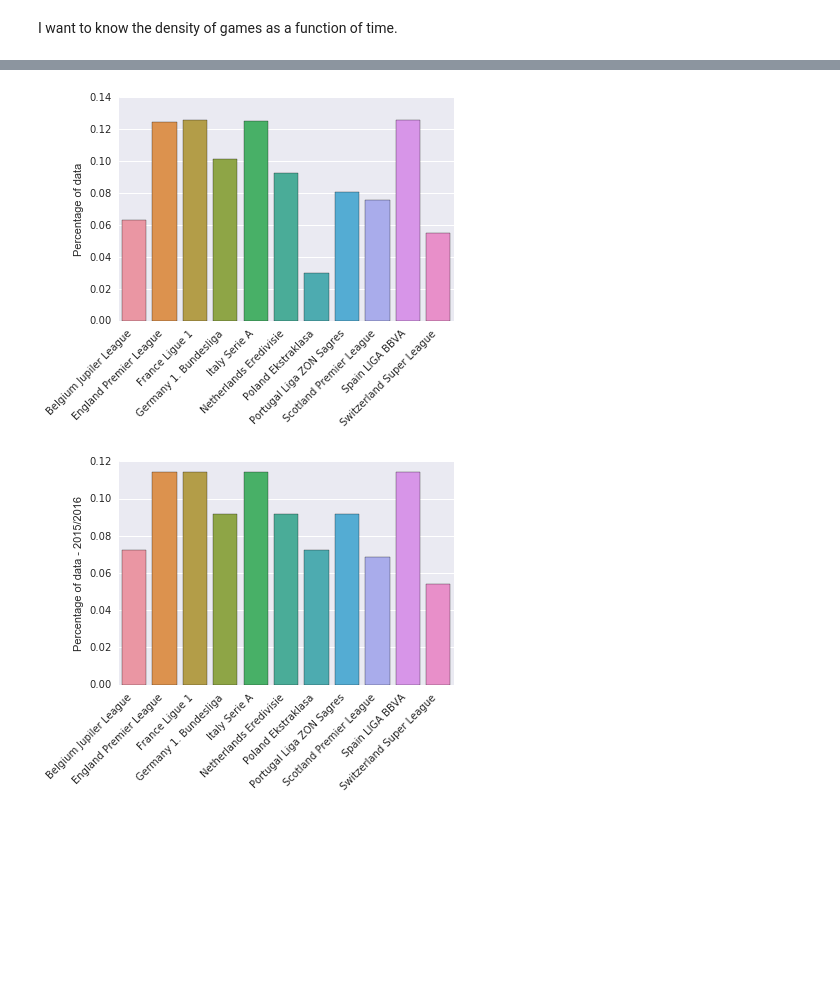
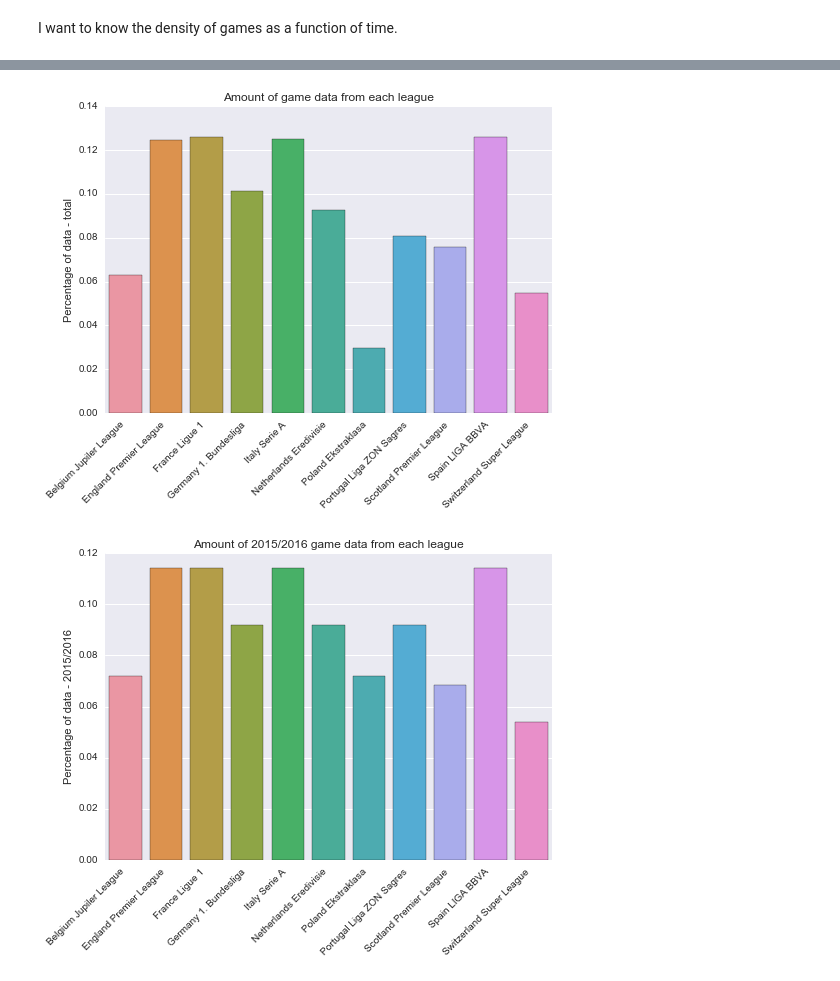
Before and after one commit to agalea91/Kaggle_scripts, a Jupyter notebook: European_soccer_betting/EA_MachineLearning_FIFA.ipynb, the cells around one changed output, grey strips where cells are left out. Drawn from its saved outputs; the diff is of its cells as text; code cells hidden in the pictures; blank space fills up the shorter version.

```diff
--- a/European_soccer_betting/EA_MachineLearning_FIFA.ipynb
+++ b/European_soccer_betting/EA_MachineLearning_FIFA.ipynb
@@ -702,18 +691,23 @@ N_entries = np.array([len(df[(df.league == L)]) for L in league])
 N_entries = N_entries/N_entries.sum()
 ax = sns.barplot(league, N_entries)
 ax.set_ylabel('Percentage of data - total')
-plt.setp(ax.get_xticklabels(), rotation=45, ha='right');
+plt.setp(ax.get_xticklabels(), rotation=45, ha='right')
+plt.title('Amount of game data from each league')
+plt.show();
 # %% [output]
-[figure, old version]
+[figure, new version]
 # %%
 league = np.unique(df.league.values)
 N_entries = np.array([len(df[(df.league == L)&(df.season == '2015/2016')]) for L in league])
 N_entries = N_entries/N_entries.sum()
 ax = sns.barplot(league, N_entries)
 ax.set_ylabel('Percentage of data - 2015/2016')
-plt.setp(ax.get_xticklabels(), rotation=45, ha='right');
+plt.setp(ax.get_xticklabels(), rotation=45, ha='right')
+plt.title('Amount of 2015/2016 game data from each league')
+
+plt.show();
 # %% [output]
-[figure, old version]
+[figure, new version]
 # %%
 sns.violinplot(x='home_mean_stats', y='league', data=df)
 plt.title('Average EA Sports FIFA player ratings per team since 2009', y=1.02)
```
Also changed, not shown: parts of 63 cells of this notebook, 16 other files.
